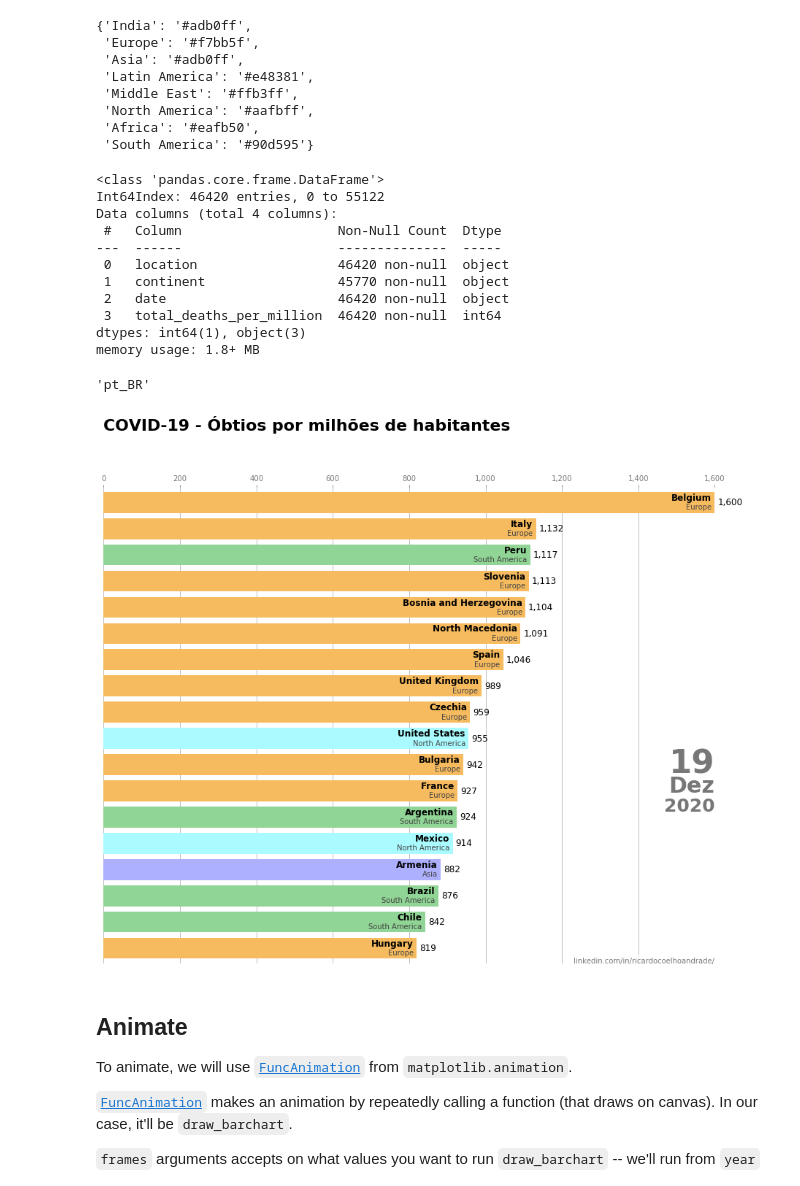
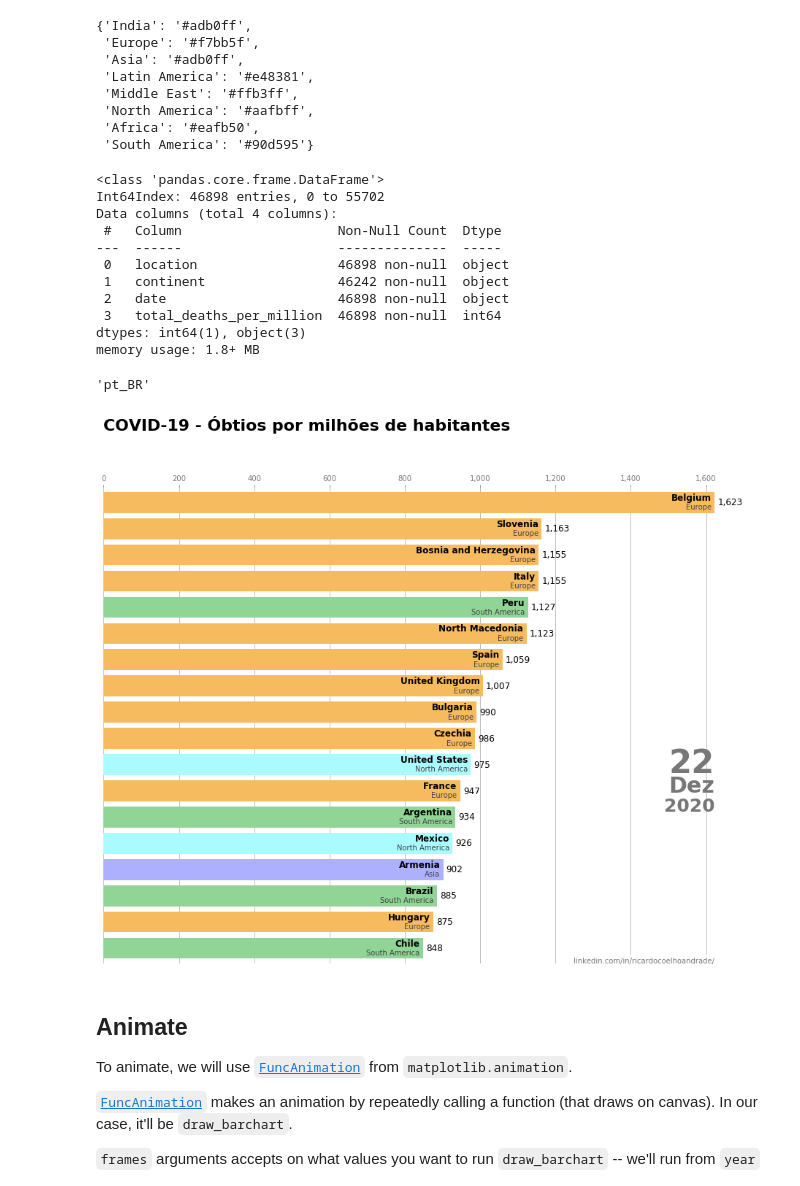
Before and after one commit to doricardo-zz/covid19-rio-de-janeiro, a Jupyter notebook: barchart-race-matplotlib.ipynb, the cells around one changed output. Drawn from its saved outputs; the diff is of its cells as text; code cells hidden in the pictures.

```diff
--- a/barchart-race-matplotlib.ipynb
+++ b/barchart-race-matplotlib.ipynb
@@ -25,7 +25,7 @@ Read the [city populations dataset](https://gist.githubusercontent.com/johnburnm
 We only need 4 columns to work with `'name', 'group', 'year', 'value'`.
 Typically, a `name` is mapped to a `group` and each `year` has one `value`.
 # %%
-df = pd.read_csv("owid-covid-data.csv")
+df = pd.read_csv("owid-covid-data.csv.txt")
 df.drop(df[df['population'] < 1000000].index, inplace=True)
 df = df[['location','continent','date','total_deaths_per_million']]
 df['total_deaths_per_million'] = df['total_deaths_per_million'].fillna(0).astype(np.int64)
@@ -70,14 +70,14 @@ colors
 df.info()
 # %% [output]
 <class 'pandas.core.frame.DataFrame'>
-Int64Index: 46420 entries, 0 to 55122
+Int64Index: 46898 entries, 0 to 55702
 Data columns (total 4 columns):
  #   Column                    Non-Null Count  Dtype
 ---  ------                    --------------  -----
- 0   location                  46420 non-null  object
- 1   continent                 45770 non-null  object
- 2   date                      46420 non-null  object
- 3   total_deaths_per_million  46420 non-null  int64
+ 0   location                  46898 non-null  object
+ 1   continent                 46242 non-null  object
+ 2   date                      46898 non-null  object
+ 3   total_deaths_per_million  46898 non-null  int64
 dtypes: int64(1), object(3)
 memory usage: 1.8+ MB
 # %%
@@ -89,35 +89,35 @@ locale.setlocale(locale.LC_TIME, "pt_BR") # portugues
 fig, ax = plt.subplots(figsize=(15, 12))
 
 def draw_barchart(current_date):
     dff = df[df['date'].eq(current_date)].sort_values(by='total_deaths_per_million', ascending=True).tail(18)
     ax.clear()
     ax.barh(dff['location'], dff['total_deaths_per_million'], color=[colors[group_lk[x]] for x in dff['location']])
     dx = dff['total_deaths_per_million'].max() / 200
 
     for i, (value, name) in enumerate(zip(dff['total_deaths_per_million'], dff['location'])):
         ax.text(value-dx, i,     name,           size=12, weight=600, ha='right', va='bottom')
         ax.text(value-dx, i-.26, group_lk[name], size=10, color='#444444', ha='right', va='baseline')
         ax.text(value+dx, i,     f'{value:,.0f}',  size=12, ha='left',  va='center')
     ax.text(1, 0.4, pd.to_datetime(current_date, format='%Y/%m/%d').day, transform=ax.transAxes, color='#777777', size=45, ha='right', weight=600)
     ax.text(1, 0.36, pd.to_datetime(current_date, format='%Y/%m/%d').strftime("%b").capitalize(), transform=ax.transAxes, color='#777777', size=30, ha='right', weight=600)
     ax.text(1, 0.32, pd.to_datetime(current_date, format='%Y/%m/%d').year, transform=ax.transAxes, color='#777777', size=25, ha='right', weight=600)
     #ax.text(0, 1.06, 'Population (thousands)', transform=ax.transAxes, size=12, color='#777777')
     ax.xaxis.set_major_formatter(ticker.StrMethodFormatter('{x:,.0f}'))
     ax.xaxis.set_ticks_position('top')
     ax.tick_params(axis='x', colors='#777777', labelsize=10)
     ax.set_yticks([])
     ax.margins(0, 0.01)
     ax.grid(which='major', axis='x', linestyle='-')
     ax.set_axisbelow(True)
     ax.text(0, 1.15, 'COVID-19 - Óbtios por milhões de habitantes',
             transform=ax.transAxes, size=22, weight=600, ha='left', va='top')
     ax.text(1, 0, 'linkedin.com/in/ricardocoelhoandrade/', transform=ax.transAxes, color='#777777', ha='right',
             bbox=dict(facecolor='white', alpha=0.8, edgecolor='white'))
     plt.box(False)
 
-draw_barchart('2020-12-19')
+draw_barchart('2020-12-22')
 # %% [output]
-[figure, old version]
+[figure, new version]
 # %% [markdown]
 ## Animate
 
```
Also changed, not shown: parts of 8 cells of this notebook, 15 other files.
